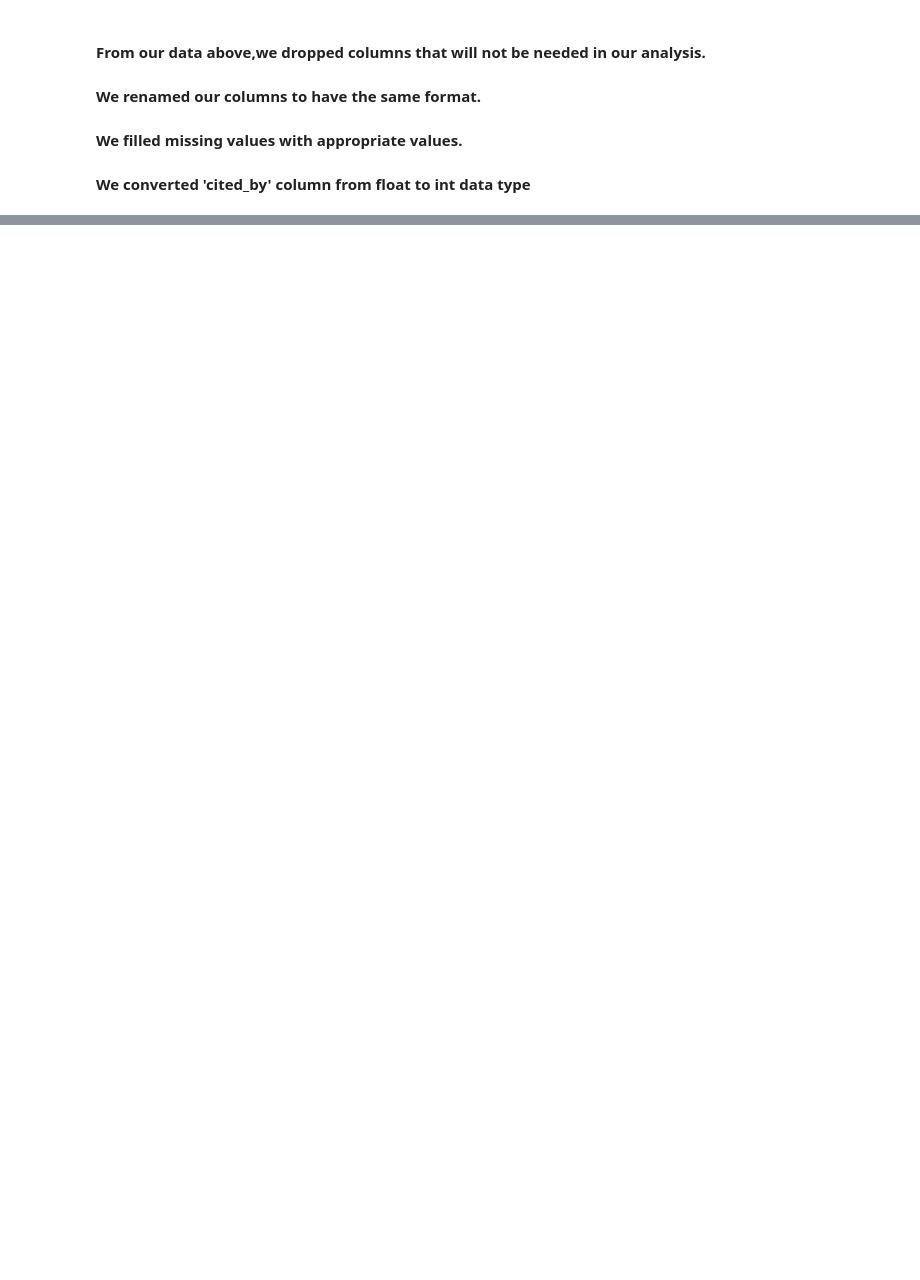
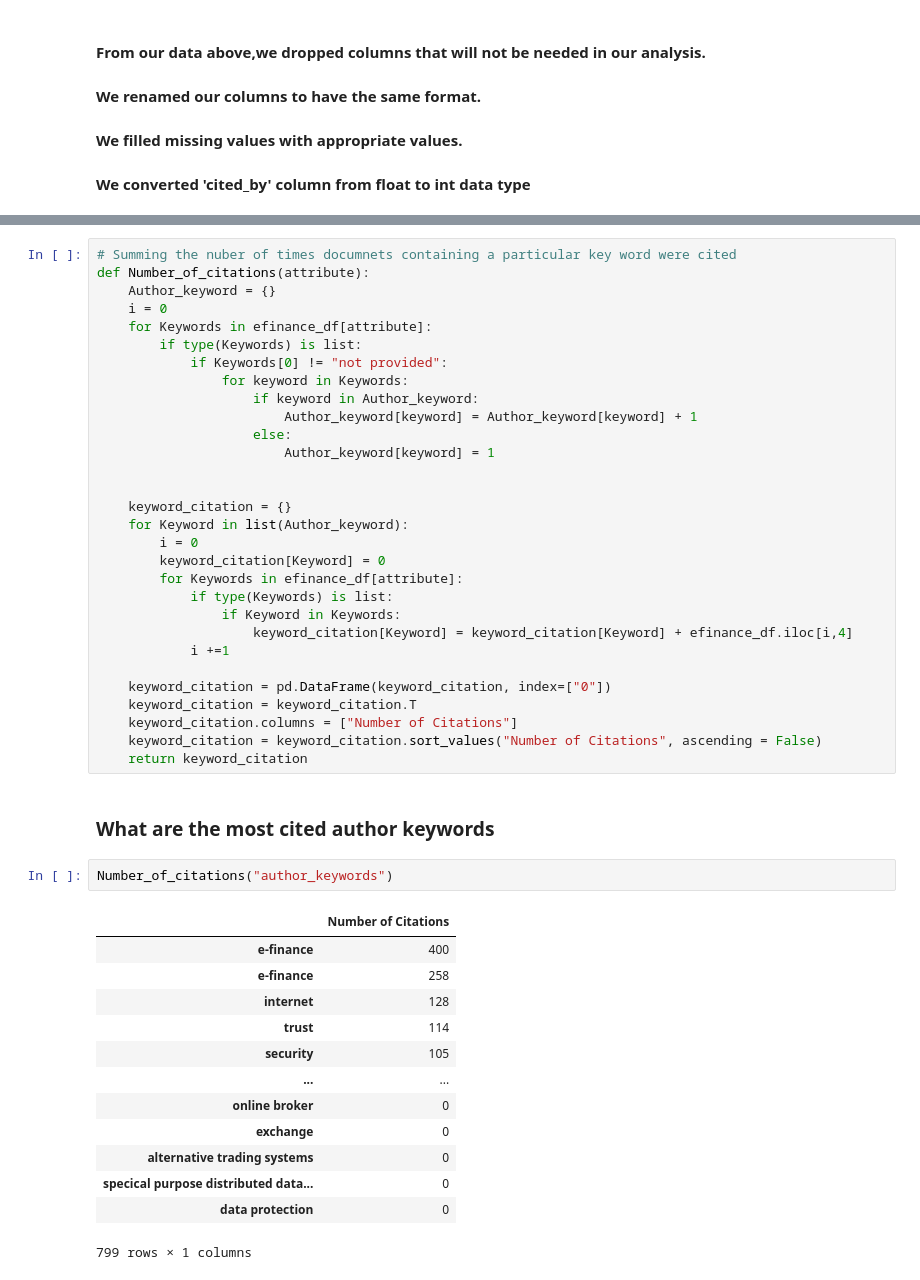
Before and after one commit to ArchaeonSeq/Theano_Premiere-_Project, a Jupyter notebook: e-finance_analysis.ipynb, the cells around one changed output, grey strips where cells are left out. Drawn from its saved outputs; the diff is of its cells as text; blank space fills up the shorter version.

```diff
--- a/e-finance_analysis.ipynb
+++ b/e-finance_analysis.ipynb
@@ -163,0 +294,48 @@ efinance_df.head()
+# %%
+# Summing the nuber of times documnets containing a particular key word were cited
+def Number_of_citations(attribute):
+    Author_keyword = {}
+    i = 0
+    for Keywords in efinance_df[attribute]:
+        if type(Keywords) is list:
+            if Keywords[0] != "not provided":
+                for keyword in Keywords:
+                    if keyword in Author_keyword:
+                        Author_keyword[keyword] = Author_keyword[keyword] + 1
+                    else:
+                        Author_keyword[keyword] = 1
+
+
+    keyword_citation = {}
+    for Keyword in list(Author_keyword):
+        i = 0
+        keyword_citation[Keyword] = 0
+        for Keywords in efinance_df[attribute]:
+            if type(Keywords) is list:
+                if Keyword in Keywords:
+                    keyword_citation[Keyword] = keyword_citation[Keyword] + efinance_df.iloc[i,4]
+            i +=1
+
+    keyword_citation = pd.DataFrame(keyword_citation, index=["0"])
+    keyword_citation = keyword_citation.T
+    keyword_citation.columns = ["Number of Citations"]
+    keyword_citation = keyword_citation.sort_values("Number of Citations", ascending = False)
+    return keyword_citation
+# %% [markdown]
+### What are the most cited  author keywords
+# %%
+Number_of_citations("author_keywords")
+# %% [output]
+|  | Number of Citations |
+| e-finance | 400 |
+| e-finance | 258 |
+| internet | 128 |
+| trust | 114 |
+| security | 105 |
+| ... | ... |
+| online broker | 0 |
+| exchange | 0 |
+| alternative trading systems | 0 |
+| specical purpose distributed data... | 0 |
+| data protection | 0 |
+799 rows × 1 columns
```
Also changed, not shown: parts of 19 cells of this notebook.
